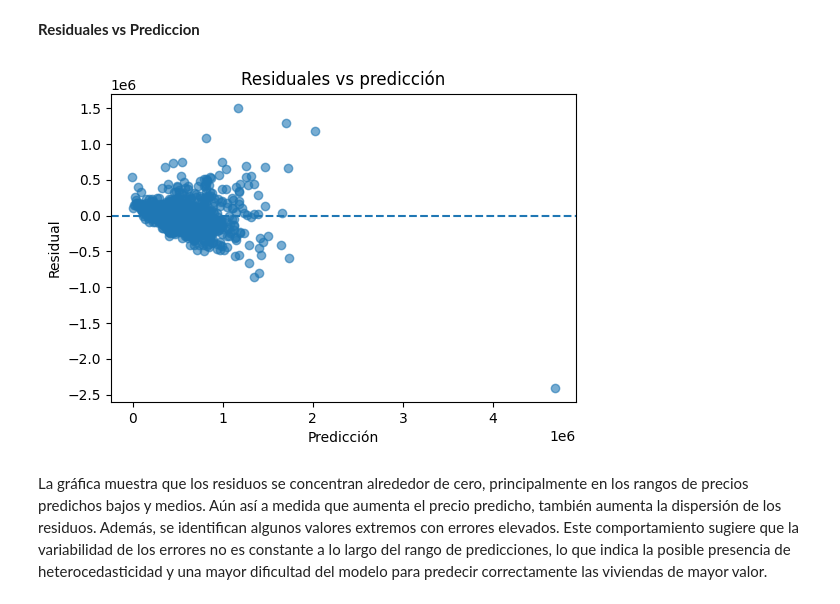
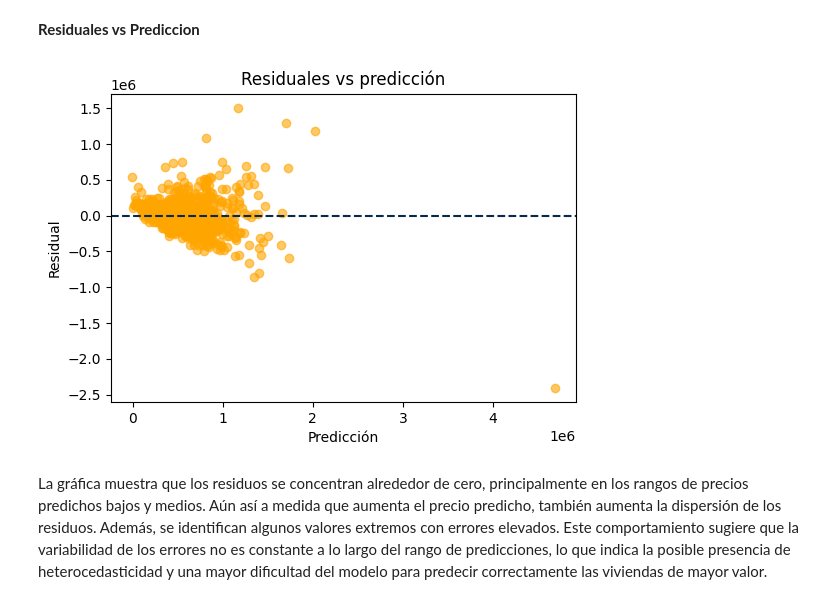
Before and after one commit to baqueroxiomy-design/intro-ciencia-datos, a Jupyter notebook: Regresión_Lineal_TrabajoFinal.ipynb, the cells around one changed output. Saved outputs shown, nothing was run; the diff lists cells and outputs as text; code cells hidden in the pictures.

```diff
--- a/Regresión_Lineal_TrabajoFinal.ipynb
+++ b/Regresión_Lineal_TrabajoFinal.ipynb
@@ -484,14 +484,14 @@ La distribución de los residuos se concentra principalmente alrededor de cero,
 **Residuales vs Prediccion**
 # %%
 plt.figure(figsize=(6, 4))
-plt.scatter(y_pred_test, residuos, alpha=0.6)
-plt.axhline(0, linestyle='--')
+plt.scatter(y_pred_test, residuos, alpha=0.6, color='orange')
+plt.axhline(0, linestyle='--', color='#072A4B')
 plt.xlabel('Predicción')
 plt.ylabel('Residual')
 plt.title('Residuales vs predicción')
 plt.show()
 # %% [output]
-[figure, old version]
+[figure, new version]
 # %% [markdown]
 La gráfica muestra que los residuos se concentran alrededor de cero, principalmente en los rangos de precios predichos bajos y medios. Aún así a medida que aumenta el precio predicho, también aumenta la dispersión de los residuos. Además, se identifican algunos valores extremos con errores elevados. Este comportamiento sugiere que la variabilidad de los errores no es constante a lo largo del rango de predicciones, lo que indica la posible presencia de heterocedasticidad y una mayor dificultad del modelo para predecir correctamente las viviendas de mayor valor.
 # %% [markdown]
```
Also changed, not shown: parts of 3 cells of this notebook.
